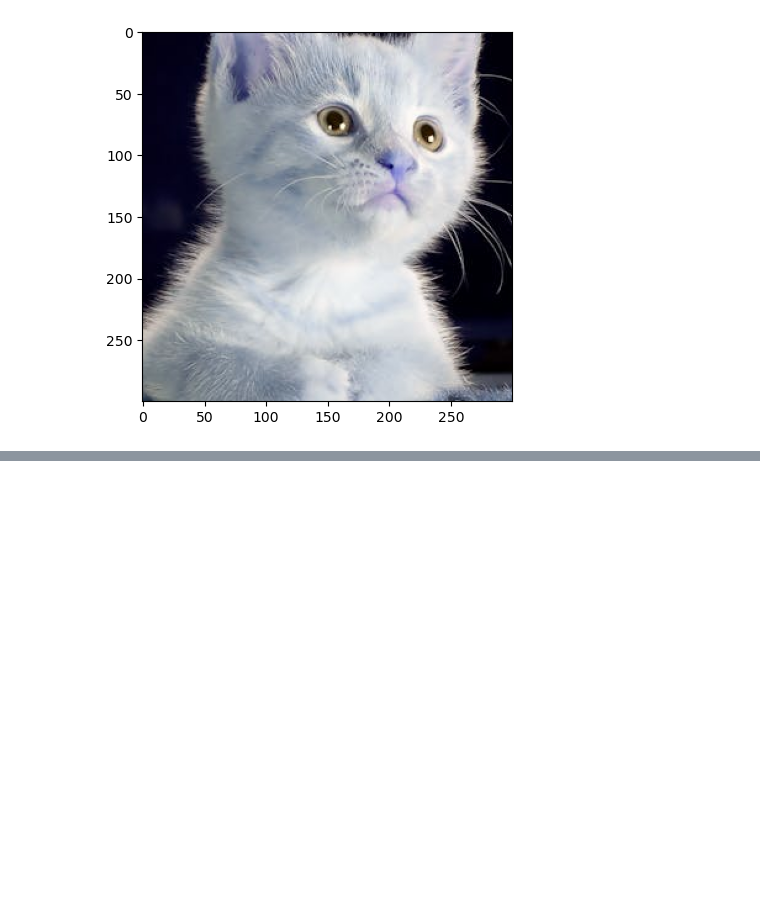
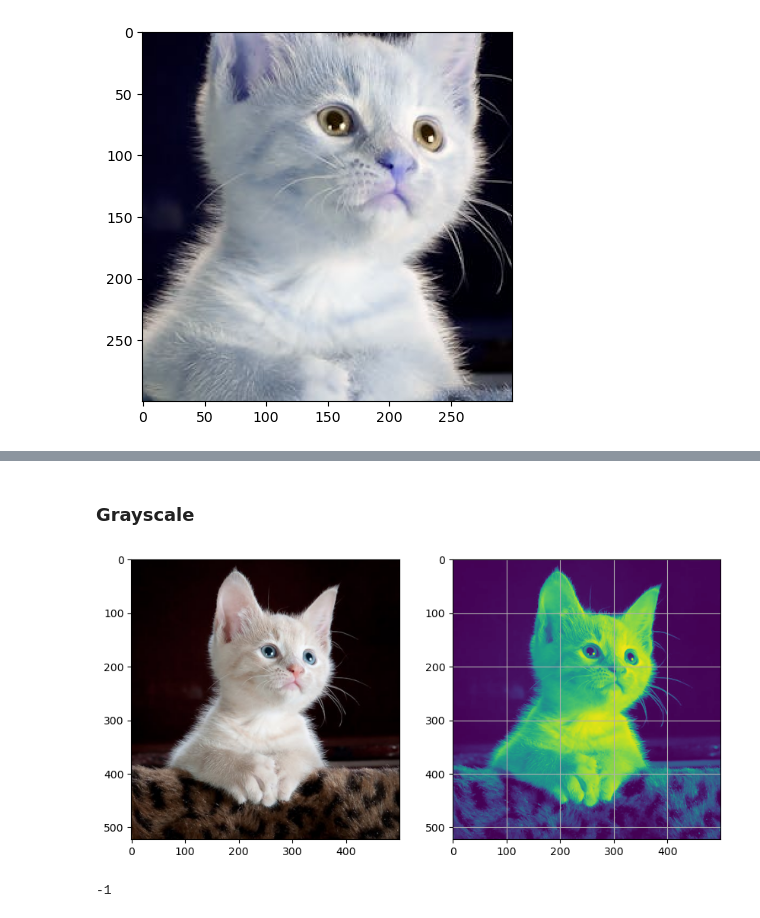
Before and after one commit to fahamin5149/CV, a Jupyter notebook: OpenCV tutorial/CV 1.ipynb, the cells around one changed output, grey strips where cells are left out. Saved outputs shown, nothing was run; the diff lists cells and outputs as text; code cells hidden in the pictures; blank space fills up the shorter version.

```diff
--- a/OpenCV tutorial/CV 1.ipynb
+++ b/OpenCV tutorial/CV 1.ipynb
@@ -127,0 +164,18 @@ plt.show()
+# %% [markdown]
+### Grayscale
+# %%
+img_gray= cv2.cvtColor(img_rgb,cv2.COLOR_RGB2GRAY)
+fig, axarr = plt.subplots(1, 2, figsize=(10, 5))
+axarr[0].imshow(img_rgb)
+axarr[1].imshow(img_gray)
+plt.grid()
+plt.show()
+
+# the below image is actually black and white
+# %% [output]
+[figure, added]
+# %%
+cv2.imshow("img", img_gray)
+cv2`.waitKey(0)
+# %% [output]
+-1
```
Also changed, not shown: parts of 13 cells of this notebook.
